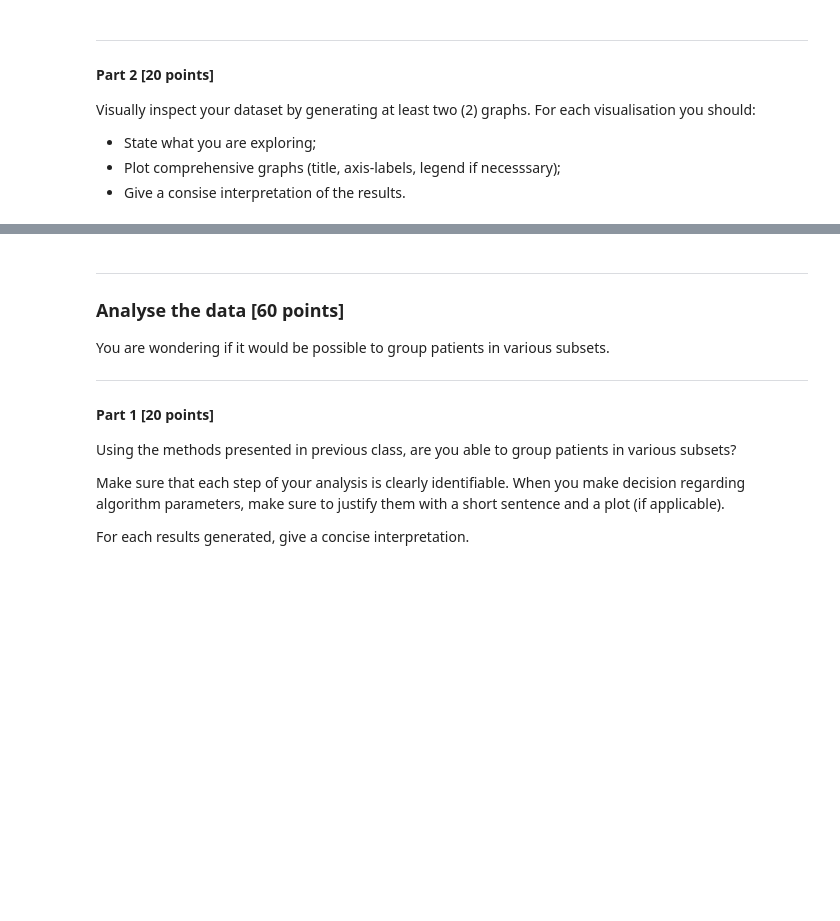
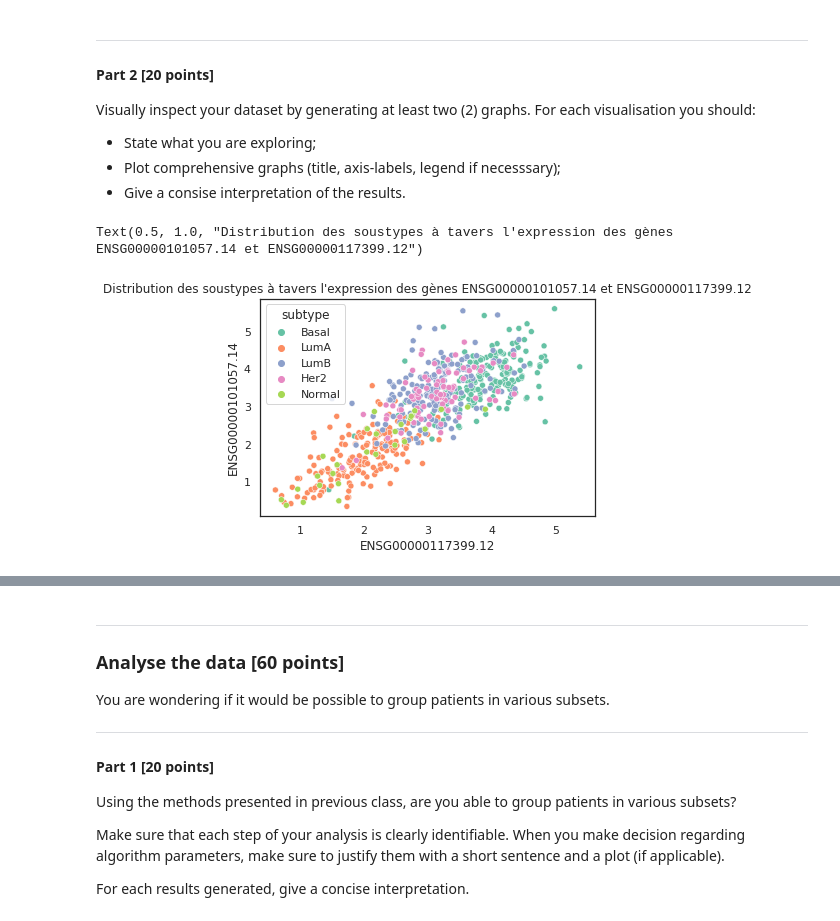
Before and after one commit to JadeCimmino/bioinfo, a Jupyter notebook: data_analysis_3.ipynb, the cells around one changed output, grey strips where cells are left out. Saved outputs shown, nothing was run; the diff lists cells and outputs as text; code cells hidden in the pictures; blank space fills up the shorter version.

```diff
--- a/data_analysis_3.ipynb
+++ b/data_analysis_3.ipynb
@@ -234,3 +270,11 @@ Visually inspect your dataset by generating at least two (2) graphs. For each vi
 * State what you are exploring;
 * Plot comprehensive graphs (title, axis-labels, legend if necesssary);
 * Give a consise interpretation of the results.
+# %%
+##Regarder où sont les subtype sur le pairplot
+sns.scatterplot(data=result, x="ENSG00000117399.12", y="ENSG00000101057.14", hue="subtype")
+plt.title("Distribution des soustypes à tavers l'expression des gènes ENSG00000101057.14 et ENSG00000117399.12")
+##on peut voir qu<il semble avoir un lien entre l<expression des genes et le soustype
+# %% [output]
+Text(0.5, 1.0, "Distribution des soustypes à tavers l'expression des gènes ENSG00000101057.14 et ENSG00000117399.12")
+[figure, added]
```
Also changed, not shown: parts of 9 cells of this notebook.
